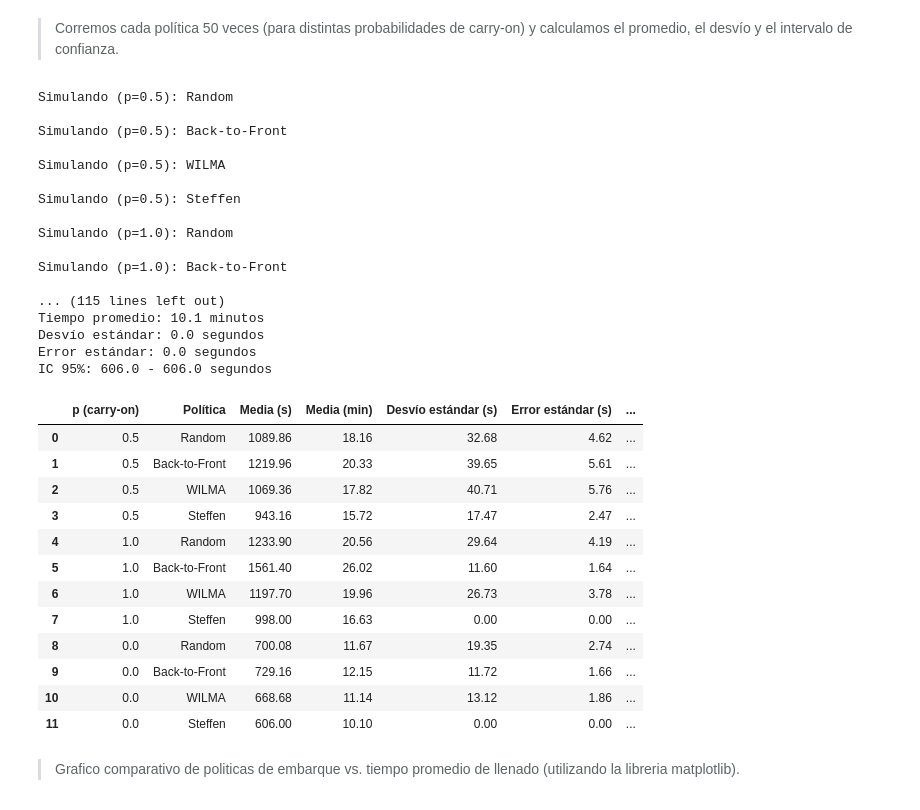
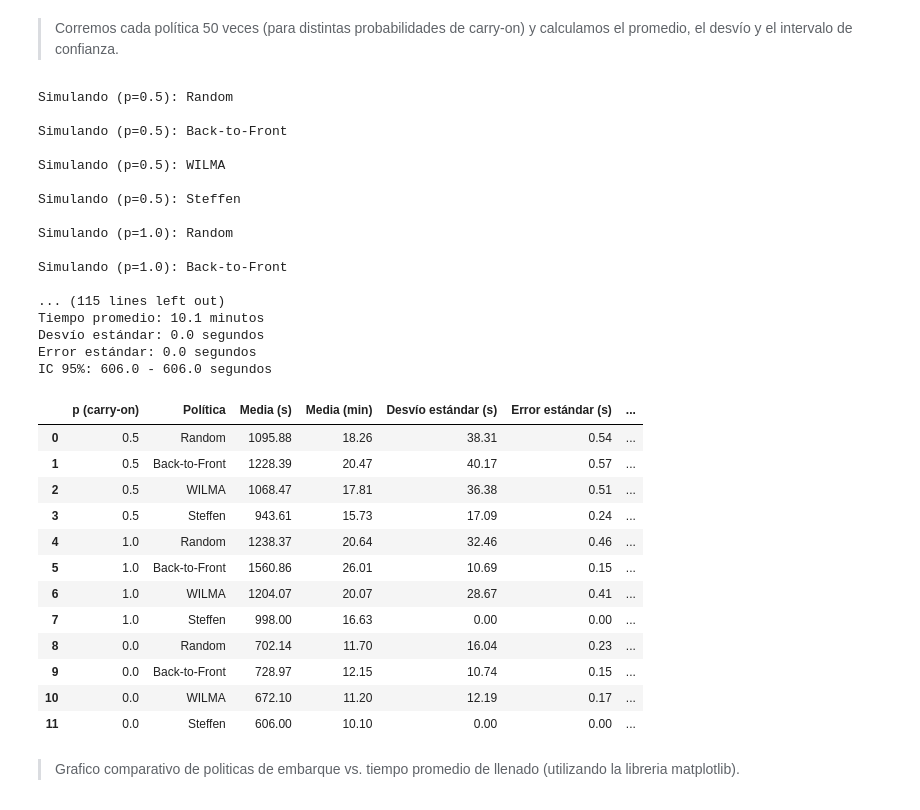
Before and after one commit to manuelferrario/Airplane-Policies-Simulation-Monte-Carlo, a Jupyter notebook: tp1_ACN.ipynb, the cells around one changed output. Drawn from its saved outputs; the diff is of its cells as text; code cells hidden in the pictures.

```diff
--- a/tp1_ACN.ipynb
+++ b/tp1_ACN.ipynb
@@ -2456,7 +2456,7 @@ politicas = [
 ]
 
 # Numero de simulaciones de Monte Carlo que vamos a realizar.
-N_SIMULACIONES = 50
+N_SIMULACIONES = 5000
 
 # Probabilidades de carry-on a evaluar (p=0.5, p=1 y p=0)
 valores_p = [0.5, 1.0, 0.0]
@@ -2611,44 +2611,44 @@ columnas_numericas = [
     "IC 95% superior (s)"
 ]
 
 df_resultados_redondeado[
     columnas_numericas
 ] = df_resultados_redondeado[
     columnas_numericas
 ].round(2)
 
 # VER TABLA
 df_resultados_redondeado
 # %% [output]
 Simulando (p=0.5): Random
 
 Simulando (p=0.5): Back-to-Front
 
 Simulando (p=0.5): WILMA
 
 Simulando (p=0.5): Steffen
 
 Simulando (p=1.0): Random
 
 Simulando (p=1.0): Back-to-Front
 
 ... (115 lines left out)
 Tiempo promedio: 10.1 minutos
 Desvío estándar: 0.0 segundos
 Error estándar: 0.0 segundos
 IC 95%: 606.0 - 606.0 segundos
 |  | p (carry-on) | Política | Media (s) | Media (min) | Desvío estándar (s) | Error estándar (s) | ... |
-| 0 | 0.5 | Random | 1089.86 | 18.16 | 32.68 | 4.62 | ... |
-| 1 | 0.5 | Back-to-Front | 1219.96 | 20.33 | 39.65 | 5.61 | ... |
-| 2 | 0.5 | WILMA | 1069.36 | 17.82 | 40.71 | 5.76 | ... |
-| 3 | 0.5 | Steffen | 943.16 | 15.72 | 17.47 | 2.47 | ... |
-| 4 | 1.0 | Random | 1233.90 | 20.56 | 29.64 | 4.19 | ... |
-| 5 | 1.0 | Back-to-Front | 1561.40 | 26.02 | 11.60 | 1.64 | ... |
-| 6 | 1.0 | WILMA | 1197.70 | 19.96 | 26.73 | 3.78 | ... |
+| 0 | 0.5 | Random | 1095.88 | 18.26 | 38.31 | 0.54 | ... |
+| 1 | 0.5 | Back-to-Front | 1228.39 | 20.47 | 40.17 | 0.57 | ... |
+| 2 | 0.5 | WILMA | 1068.47 | 17.81 | 36.38 | 0.51 | ... |
+| 3 | 0.5 | Steffen | 943.61 | 15.73 | 17.09 | 0.24 | ... |
+| 4 | 1.0 | Random | 1238.37 | 20.64 | 32.46 | 0.46 | ... |
+| 5 | 1.0 | Back-to-Front | 1560.86 | 26.01 | 10.69 | 0.15 | ... |
+| 6 | 1.0 | WILMA | 1204.07 | 20.07 | 28.67 | 0.41 | ... |
 | 7 | 1.0 | Steffen | 998.00 | 16.63 | 0.00 | 0.00 | ... |
-| 8 | 0.0 | Random | 700.08 | 11.67 | 19.35 | 2.74 | ... |
-| 9 | 0.0 | Back-to-Front | 729.16 | 12.15 | 11.72 | 1.66 | ... |
-| 10 | 0.0 | WILMA | 668.68 | 11.14 | 13.12 | 1.86 | ... |
+| 8 | 0.0 | Random | 702.14 | 11.70 | 16.04 | 0.23 | ... |
+| 9 | 0.0 | Back-to-Front | 728.97 | 12.15 | 10.74 | 0.15 | ... |
+| 10 | 0.0 | WILMA | 672.10 | 11.20 | 12.19 | 0.17 | ... |
 | 11 | 0.0 | Steffen | 606.00 | 10.10 | 0.00 | 0.00 | ... |
 # %% [markdown]
 > Grafico comparativo de politicas de embarque vs. tiempo promedio de llenado (utilizando la libreria matplotlib).
```
Also changed, not shown: parts of 12 cells of this notebook.
